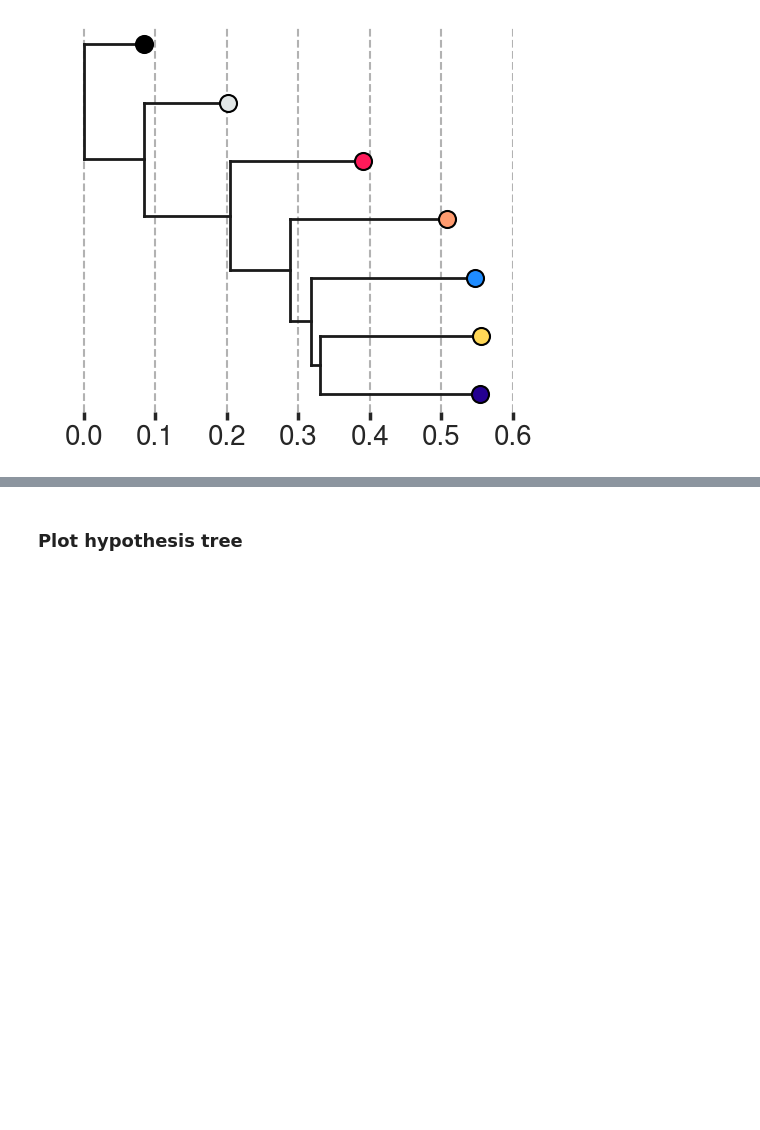
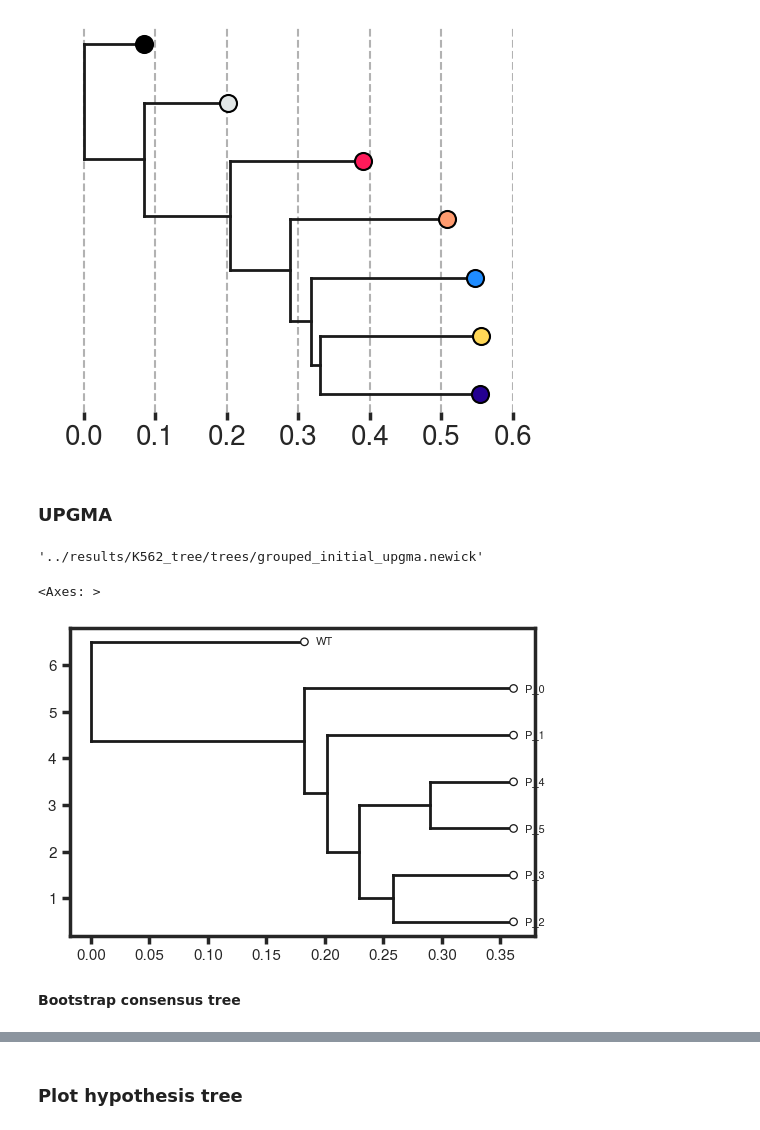
Before and after one commit to SrivatsanLab/SPC_genome, a Jupyter notebook: notebooks/K562_tree.ipynb, the cells around one changed output, grey strips where cells are left out. Drawn from its saved outputs; the diff is of its cells as text; code cells hidden in the pictures; blank space fills up the shorter version.

```diff
--- a/notebooks/K562_tree.ipynb
+++ b/notebooks/K562_tree.ipynb
@@ -1018,3 +1020,64 @@ plt.xticks(fontsize=20)
 fig.savefig('../results/K562_tree/trees/grouped_consensus_tree_c.png', bbox_inches='tight', dpi=600)
 # %% [output]
 [figure]
+# %% [markdown]
+### UPGMA
+# %%
+X_rows = []
+for pop in pops:
+    pop_cells = adata[adata.obs['pop'] == pop,]
+    group_vector = pop_cells.X.max(axis=0)
+    X_rows.append(group_vector)
+
+# append ummutated root
+X_rows.append(np.zeros(adata.n_vars))
+names = pops.copy()
+names.append('WT')
+
+# Stack into dense matrix
+grouped_X = vstack(X_rows).toarray()
+
+# Optionally: filter variants present in ≥2 populations
+# pop_counts_per_variant = grouped_X.sum(axis=0)
+# keep_mask = pop_counts_per_variant >= 2
+# grouped_X_filtered = grouped_X[:, keep_mask]
+
+# Compute Hamming distances
+# pdist = ssd.squareform(ssd.pdist(grouped_X_filtered, metric='hamming'))
+pdist = ssd.squareform(ssd.pdist(grouped_X, metric='hamming'))
+
+
+# Build NJ tree
+dm = DistanceMatrix(pdist, ids=names)
+# tree = nj(dm)
+# tree = gme(dm)
+# tree = bme(dm)
+tree = upgma(dm)
+# tree = nni(tree, dm)
+tree = tree.root_by_outgroup(['WT'])
+
+tree.write('../results/K562_tree/trees/grouped_initial_upgma.newick')
+# %% [output]
+'../results/K562_tree/trees/grouped_initial_upgma.newick'
+# %%
+newickPath='../results/K562_tree/trees/grouped_initial_upgma.newick'
+tree = bt.loadNewick(newickPath)
+
+fig,ax = plt.subplots(figsize=(6,4))
+
+# x_attr=lambda k: k.absoluteTime
+
+tree.plotTree(ax)
+tree.plotPoints(ax,size=20,colour='w',zorder=100) ## tips
+
+target_func=lambda k: k.is_leaf() ## which branches will be annotated
+text_func=lambda k: k.name
+text_x_attr=lambda k: k.x+0.01
+kwargs={'va':'center','ha':'left','size': 8} ## kwargs for text
+
+tree.addText(ax,x_attr=text_x_attr,target=target_func,text=text_func,**kwargs) ## text will use a different x attribute function
+# %% [output]
+<Axes: >
+[figure, added]
+# %% [markdown]
+**Bootstrap consensus tree**
```
Also changed, not shown: parts of 6 cells of this notebook, 6 other files.
